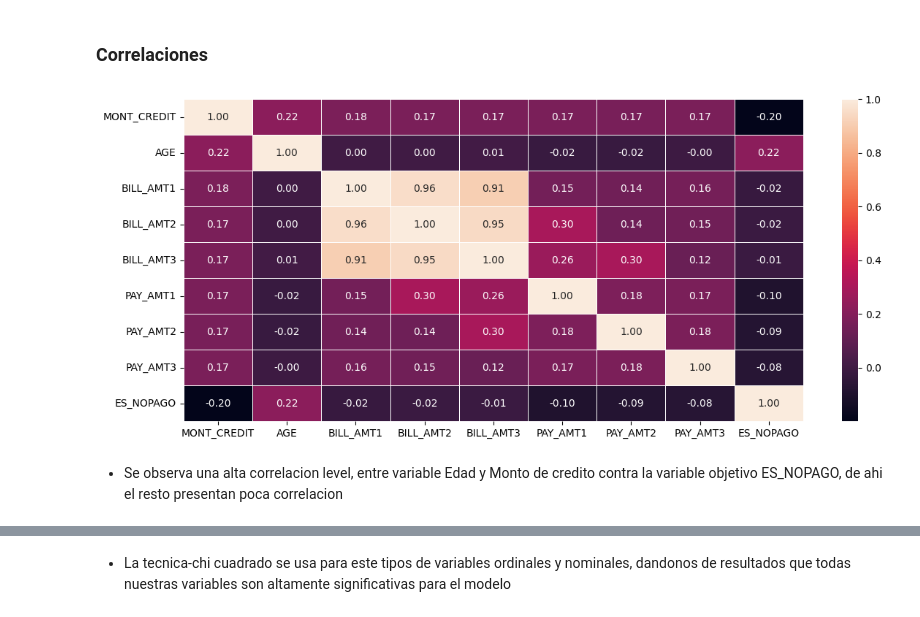
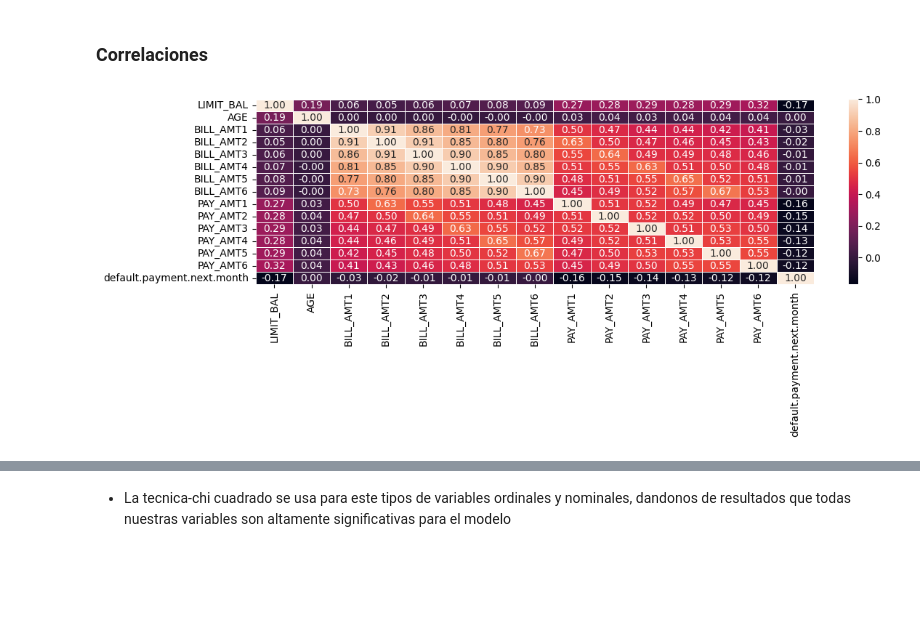
Before and after one commit to marcelo-prado97/TFM-No-Pago-TC, a Jupyter notebook: notebooks/no_pago_tc.ipynb, the cells around one changed output, grey strips where cells are left out. Drawn from its saved outputs; the diff is of its cells as text; code cells hidden in the pictures; blank space fills up the shorter version.

```diff
--- a/notebooks/no_pago_tc.ipynb
+++ b/notebooks/no_pago_tc.ipynb
@@ -181,2 +238,0 @@ df_prep[df_prep['BILL_AMT1'] <= -159521.0]
-# %%
-df_prep = df_prep[df_prep['BILL_AMT1'] > -159521.0].copy()
@@ -218,2 +326,2 @@ df_bi = df_prep.copy()
-# %%
-df_bi[['EST_CIVIL',	'NIV_EDUC',	'SEX', 'PAY_1',	'PAY_2',	'PAY_3', 'ES_NOPAGO']] = df_bi[['EST_CIVIL',	'NIV_EDUC',	'SEX', 'PAY_1',	'PAY_2',	'PAY_3','ES_NOPAGO']].astype('object')
+# %%
+df_bi[['MARRIAGE', 'EDUCATION', 'SEX', 'PAY_0', 'PAY_2', 'PAY_3', 'PAY_4', 'PAY_5', 'PAY_6', 'default.payment.next.month']] = df_bi[['MARRIAGE', 'EDUCATION', 'SEX', 'PAY_0', 'PAY_2', 'PAY_3', 'PAY_4', 'PAY_5', 'PAY_6', 'default.payment.next.month']].astype('object')
@@ -422,15 +648,15 @@ Variables como **edad** y **educación** también aportan segmentación, mientra
 # %% [markdown]
 ### Correlaciones
 # %%
-num_var = ['MONT_CREDIT','AGE','BILL_AMT1','BILL_AMT2','BILL_AMT3',
-            'PAY_AMT1','PAY_AMT2','PAY_AMT3','ES_NOPAGO']
+num_var = ['LIMIT_BAL', 'AGE',
+           'BILL_AMT1', 'BILL_AMT2', 'BILL_AMT3', 'BILL_AMT4', 'BILL_AMT5', 'BILL_AMT6',
+           'PAY_AMT1', 'PAY_AMT2', 'PAY_AMT3', 'PAY_AMT4', 'PAY_AMT5', 'PAY_AMT6',
+           'default.payment.next.month']
 # %%
 plt.figure(figsize=(12,5))
-correlacion = df_bi[num_var].corr()
+correlacion = df_bi[num_var].corr(method = "spearman") # Usamos spearman para la NO LINEALIDAD y porque no es sensible a outliers
 sns.heatmap(data = correlacion, annot=True, fmt= ".2f", linewidths=.5)
 plt.tight_layout()
 plt.show()
 # %% [output]
-[figure, old version]
+[figure, new version]
-# %% [markdown]
-* Se observa una alta correlacion level, entre variable Edad y Monto de credito contra la variable objetivo ES_NOPAGO, de ahi el resto presentan poca correlacion
```
Also changed, not shown: parts of 175 cells of this notebook, 13 other files.
